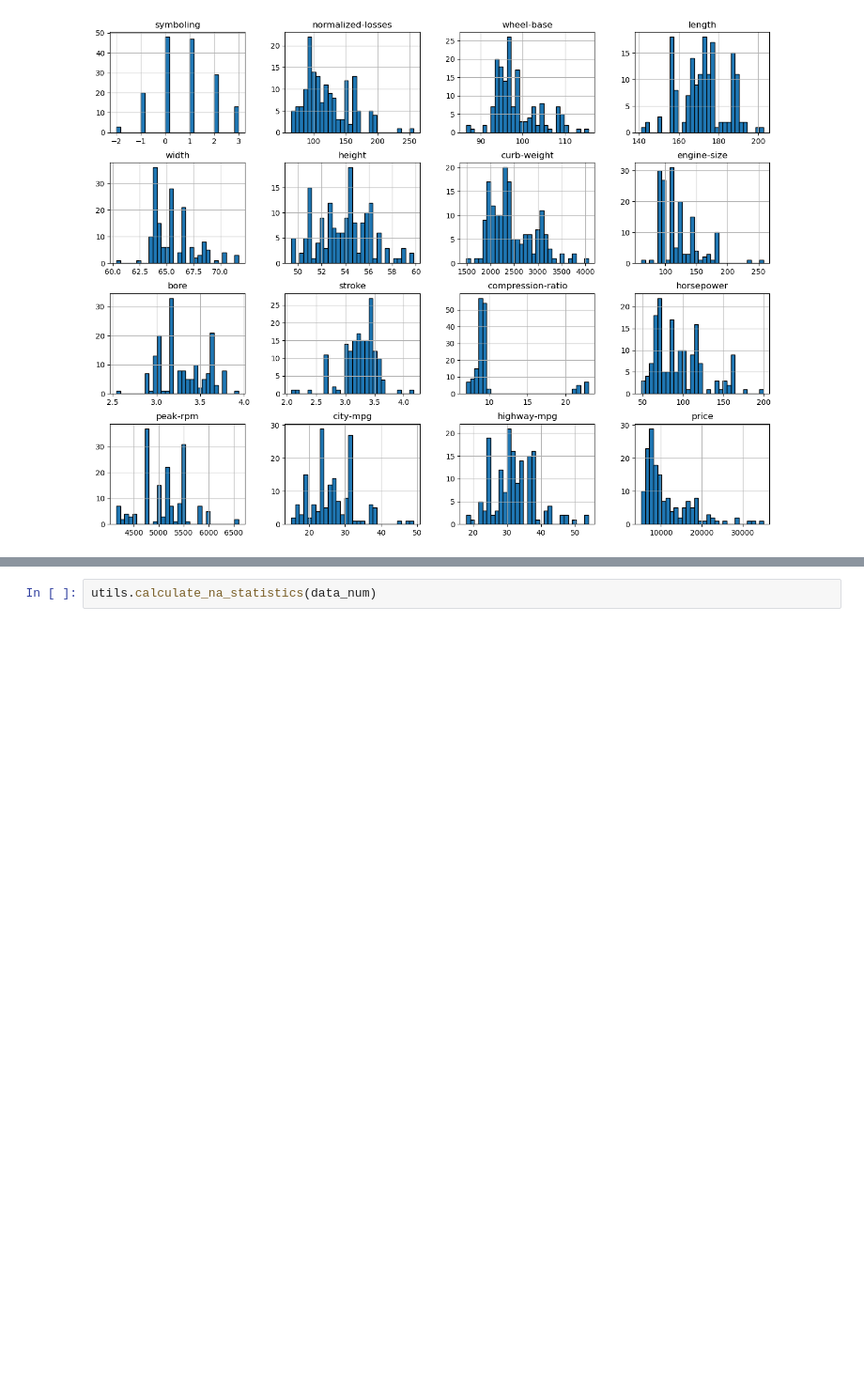
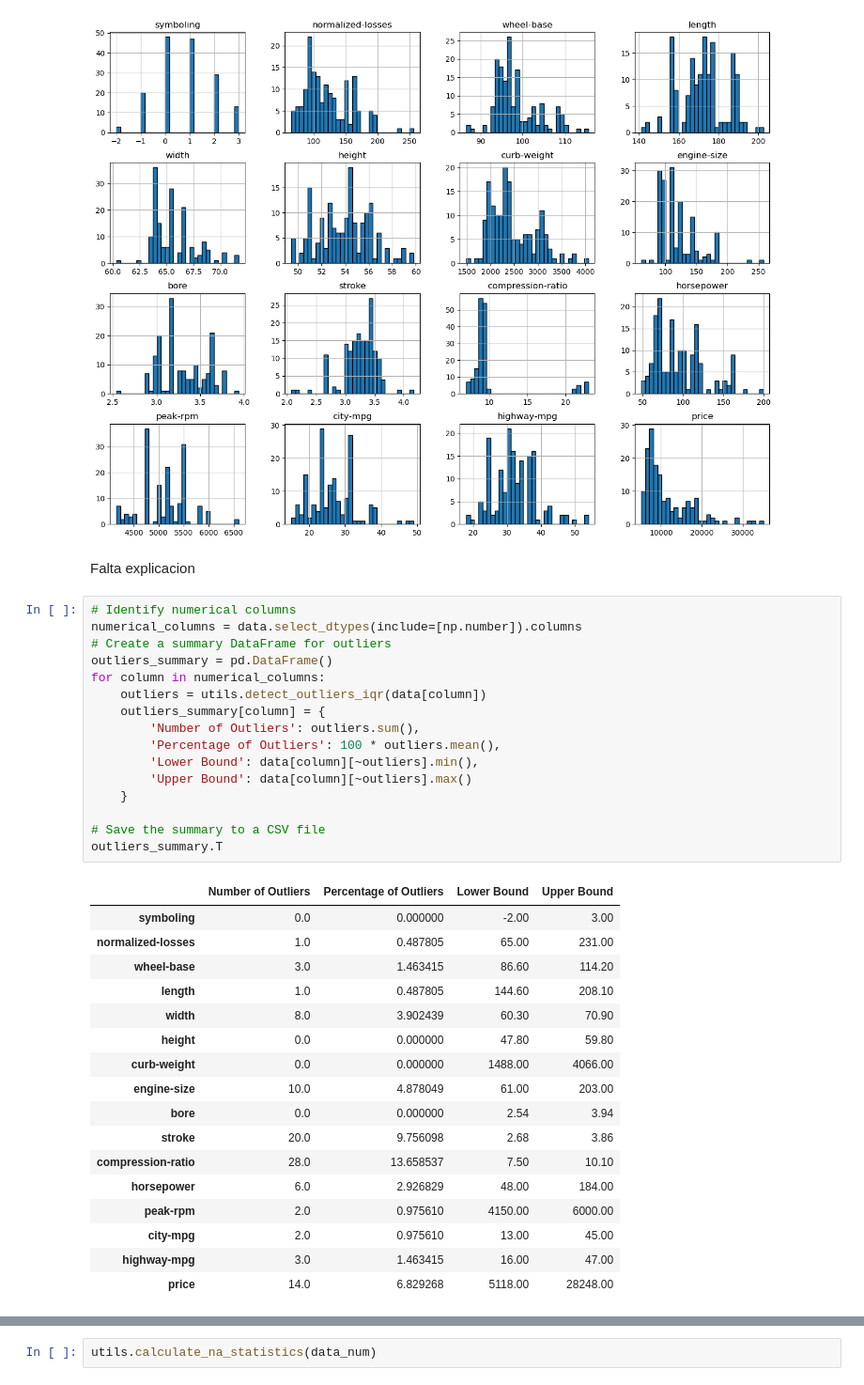
Before and after one commit to gillopy/AutomobileCore, a Jupyter notebook: Code/5 - Modelos basados en árbol Análisis y Predicción de Precios de Autos (Core).ipynb, the cells around one changed output, grey strips where cells are left out. Shown at 94% size. Cells and saved outputs as stored; diff of their text form; blank space fills up the shorter version.

```diff
--- a/Code/5 - Modelos basados en árbol Análisis y Predicción de Precios de Autos (Core).ipynb
+++ b/Code/5 - Modelos basados en árbol Análisis y Predicción de Precios de Autos (Core).ipynb
@@ -210,4 +240,40 @@ array([[<Axes: title={'center': 'symboling'}>,
         <Axes: title={'center': 'highway-mpg'}>,
         <Axes: title={'center': 'price'}>]], dtype=object)
 [figure]
+# %% [markdown]
+Falta explicacion
+# %%
+# Identify numerical columns
+numerical_columns = data.select_dtypes(include=[np.number]).columns
+# Create a summary DataFrame for outliers
+outliers_summary = pd.DataFrame()
+for column in numerical_columns:
+    outliers = utils.detect_outliers_iqr(data[column])
+    outliers_summary[column] = {
+        'Number of Outliers': outliers.sum(),
+        'Percentage of Outliers': 100 * outliers.mean(),
+        'Lower Bound': data[column][~outliers].min(),
+        'Upper Bound': data[column][~outliers].max()
+    }
+
+# Save the summary to a CSV file
+outliers_summary.T
+# %% [output]
+|  | Number of Outliers | Percentage of Outliers | Lower Bound | Upper Bound |
+| symboling | 0.0 | 0.000000 | -2.00 | 3.00 |
+| normalized-losses | 1.0 | 0.487805 | 65.00 | 231.00 |
+| wheel-base | 3.0 | 1.463415 | 86.60 | 114.20 |
+| length | 1.0 | 0.487805 | 144.60 | 208.10 |
+| width | 8.0 | 3.902439 | 60.30 | 70.90 |
+| height | 0.0 | 0.000000 | 47.80 | 59.80 |
+| curb-weight | 0.0 | 0.000000 | 1488.00 | 4066.00 |
+| engine-size | 10.0 | 4.878049 | 61.00 | 203.00 |
+| bore | 0.0 | 0.000000 | 2.54 | 3.94 |
+| stroke | 20.0 | 9.756098 | 2.68 | 3.86 |
+| compression-ratio | 28.0 | 13.658537 | 7.50 | 10.10 |
+| horsepower | 6.0 | 2.926829 | 48.00 | 184.00 |
+| peak-rpm | 2.0 | 0.975610 | 4150.00 | 6000.00 |
+| city-mpg | 2.0 | 0.975610 | 13.00 | 45.00 |
+| highway-mpg | 3.0 | 1.463415 | 16.00 | 47.00 |
+| price | 14.0 | 6.829268 | 5118.00 | 28248.00 |
 # %%
```
Also changed, not shown: parts of 27 cells of this notebook.
